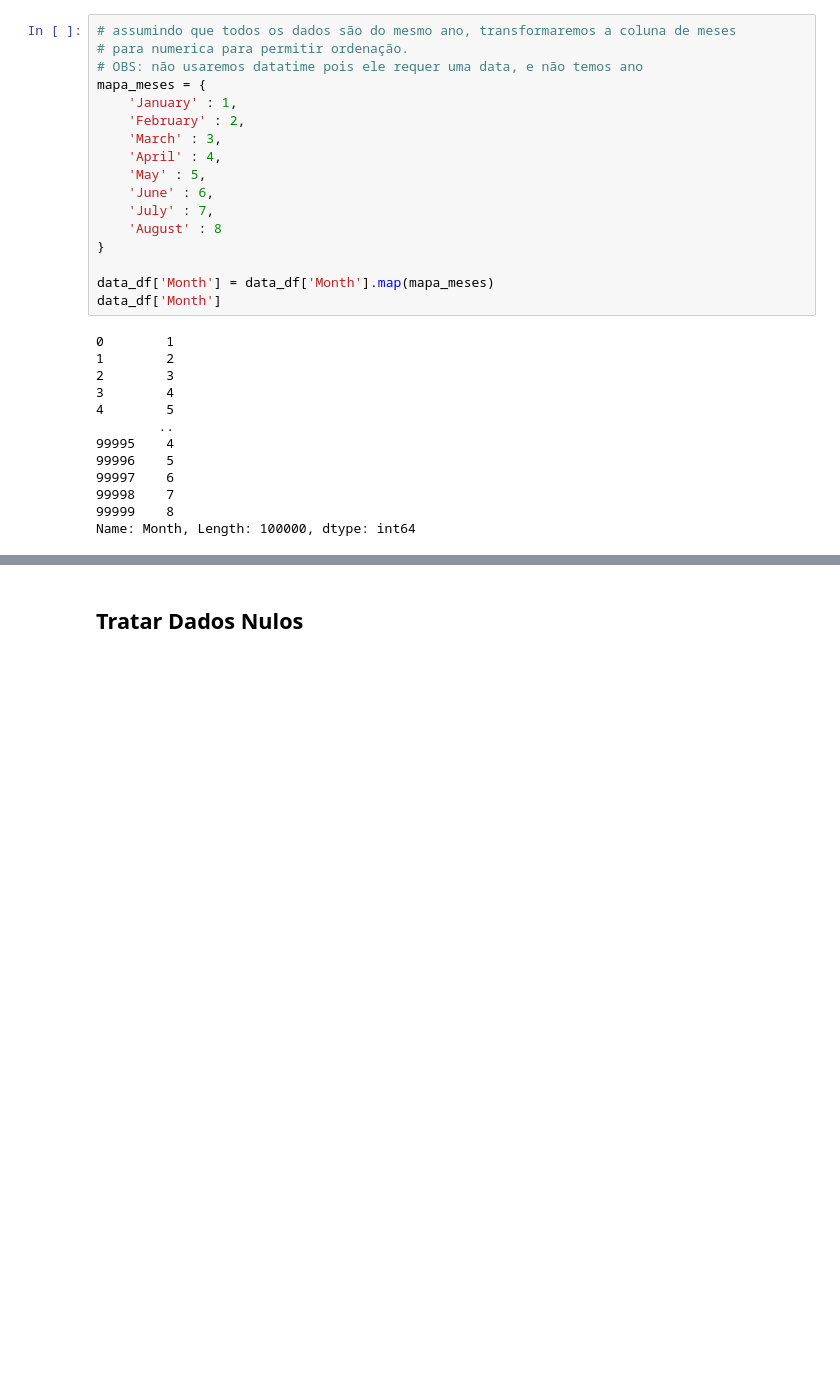
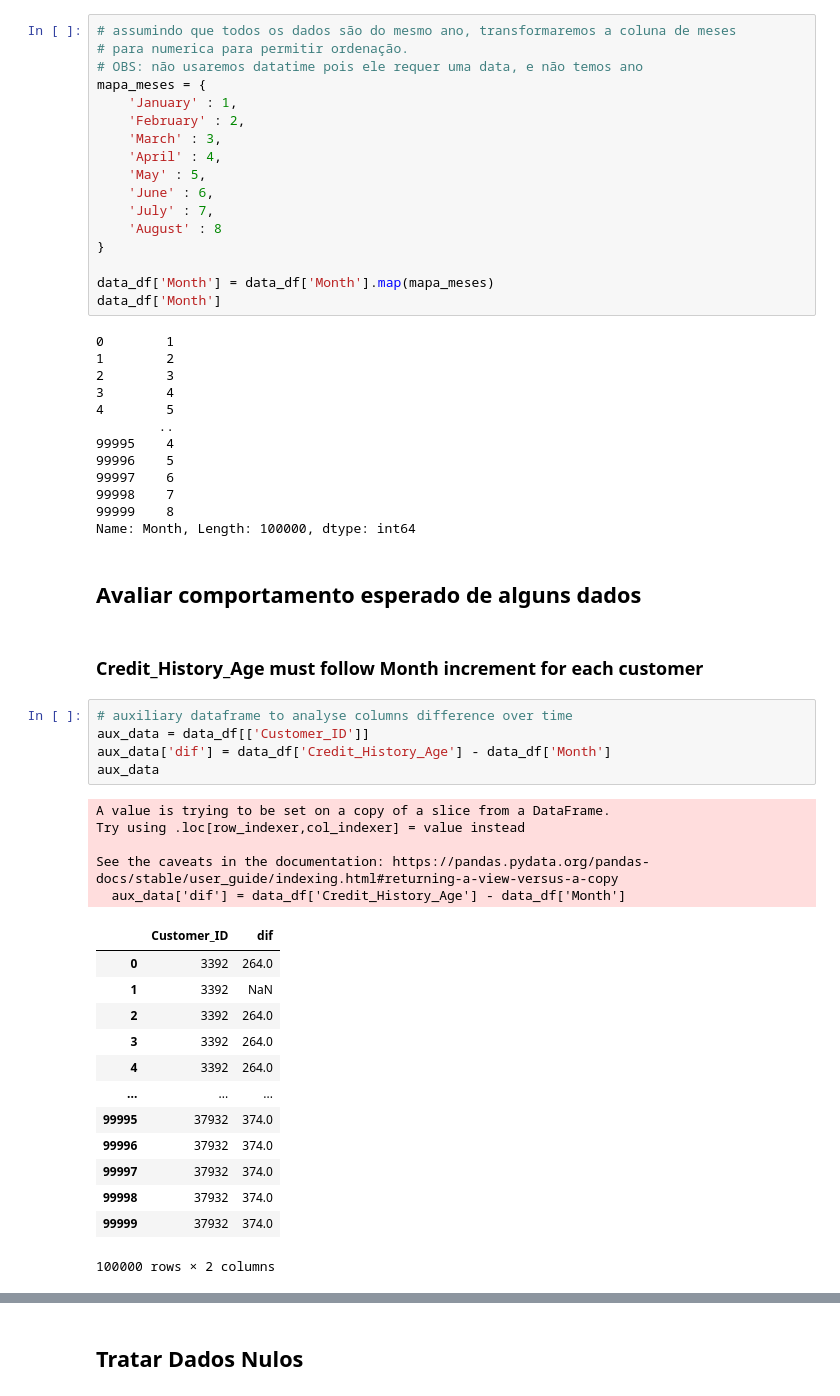
Before and after one commit to SLMath/Credit_Score-Analysis, a Jupyter notebook: credit_score.ipynb, the cells around one changed output, grey strips where cells are left out. Cells and saved outputs as stored; diff of their text form; blank space fills up the shorter version.

```diff
--- a/credit_score.ipynb
+++ b/credit_score.ipynb
@@ -319,3 +321,31 @@ data_df['Month']
 99998    7
 99999    8
 Name: Month, Length: 100000, dtype: int64
+# %% [markdown]
+## Avaliar comportamento esperado de alguns dados
+# %% [markdown]
+### Credit_History_Age must follow Month increment for each customer
+# %%
+# auxiliary dataframe to analyse columns difference over time
+aux_data = data_df[['Customer_ID']]
+aux_data['dif'] = data_df['Credit_History_Age'] - data_df['Month']
+aux_data
+# %% [output]
+A value is trying to be set on a copy of a slice from a DataFrame.
+Try using .loc[row_indexer,col_indexer] = value instead
+
+See the caveats in the documentation: https://pandas.pydata.org/pandas-docs/stable/user_guide/indexing.html#returning-a-view-versus-a-copy
+  aux_data['dif'] = data_df['Credit_History_Age'] - data_df['Month']
+|  | Customer_ID | dif |
+| 0 | 3392 | 264.0 |
+| 1 | 3392 | NaN |
+| 2 | 3392 | 264.0 |
+| 3 | 3392 | 264.0 |
+| 4 | 3392 | 264.0 |
+| ... | ... | ... |
+| 99995 | 37932 | 374.0 |
+| 99996 | 37932 | 374.0 |
+| 99997 | 37932 | 374.0 |
+| 99998 | 37932 | 374.0 |
+| 99999 | 37932 | 374.0 |
+100000 rows × 2 columns
```
Also changed, not shown: parts of 19 cells of this notebook.
